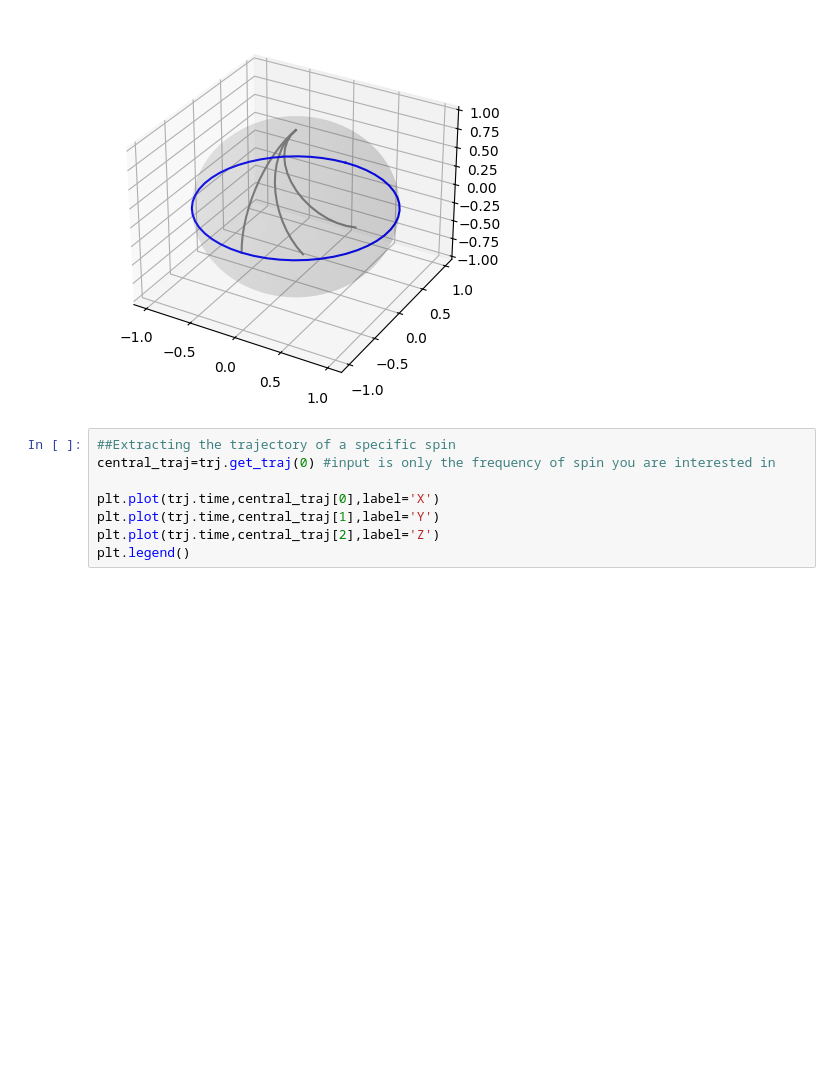
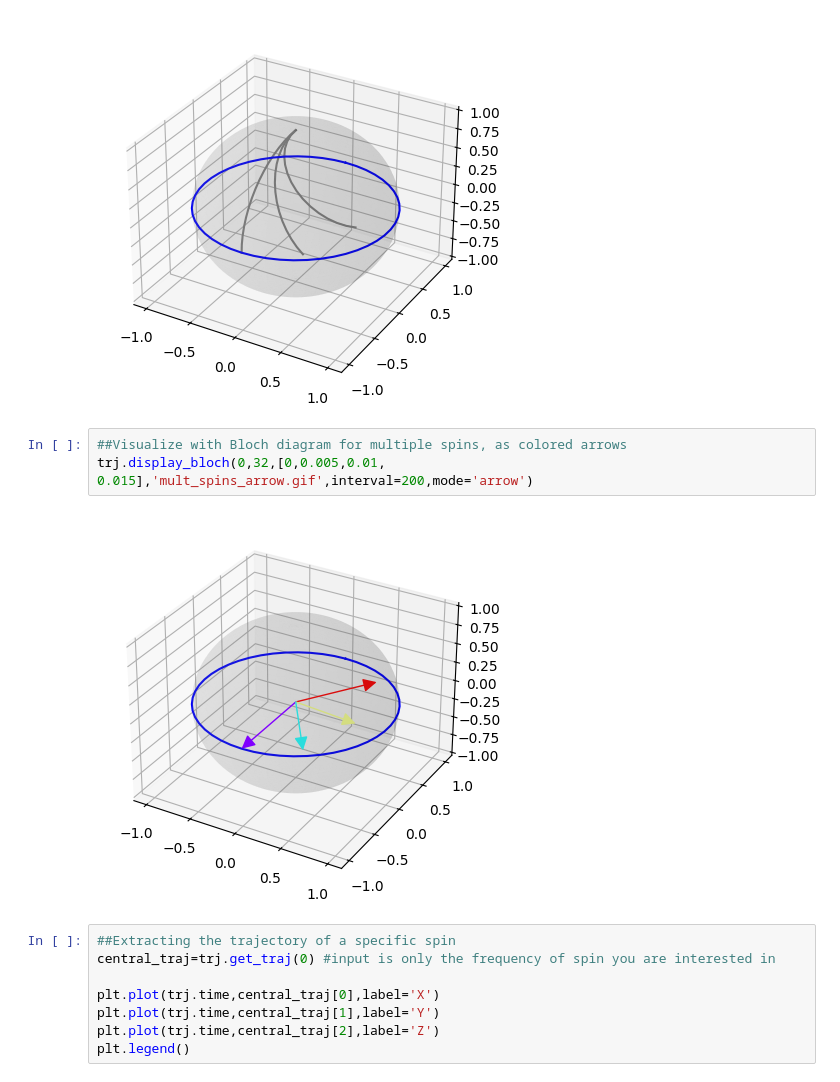
Before and after one commit to Liam-Twomey/SPaCE, a Jupyter notebook: SPaCE examples.ipynb, the cells around one changed output. Saved outputs shown, nothing was run; the diff lists cells and outputs as text; blank space fills up the shorter version.

```diff
--- a/SPaCE examples.ipynb
+++ b/SPaCE examples.ipynb
@@ -63,6 +65,11 @@ trj.display_bloch(0,32,0,'test_central_spin.gif',interval=200)
 trj.display_bloch(0,32,[0,0.005,0.01],'test_mult_spins.gif',interval=200)
 # %% [output]
 [figure]
+# %%
+##Visualize with Bloch diagram for multiple spins, as colored arrows
+trj.display_bloch(0,32,[0,0.005,0.01, 0.015],'mult_spins_arrow.gif',interval=200,mode='arrow')
+# %% [output]
+[figure, added]
 # %%
 ##Extracting the trajectory of a specific spin
 central_traj=trj.get_traj(0) #input is only the frequency of spin you are interested in
```
Also changed, not shown: parts of 5 cells of this notebook, 1 other file.
